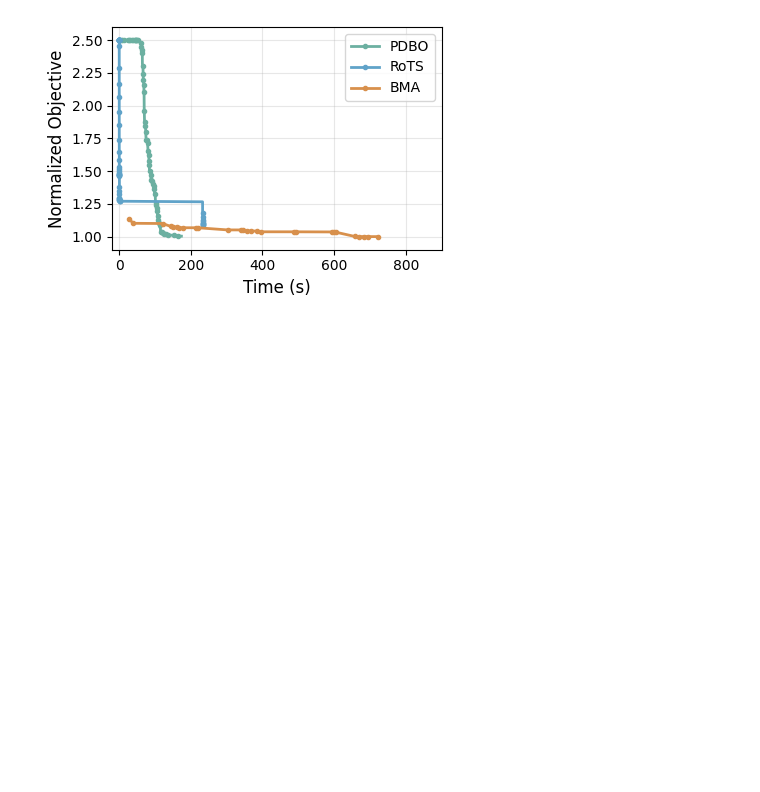
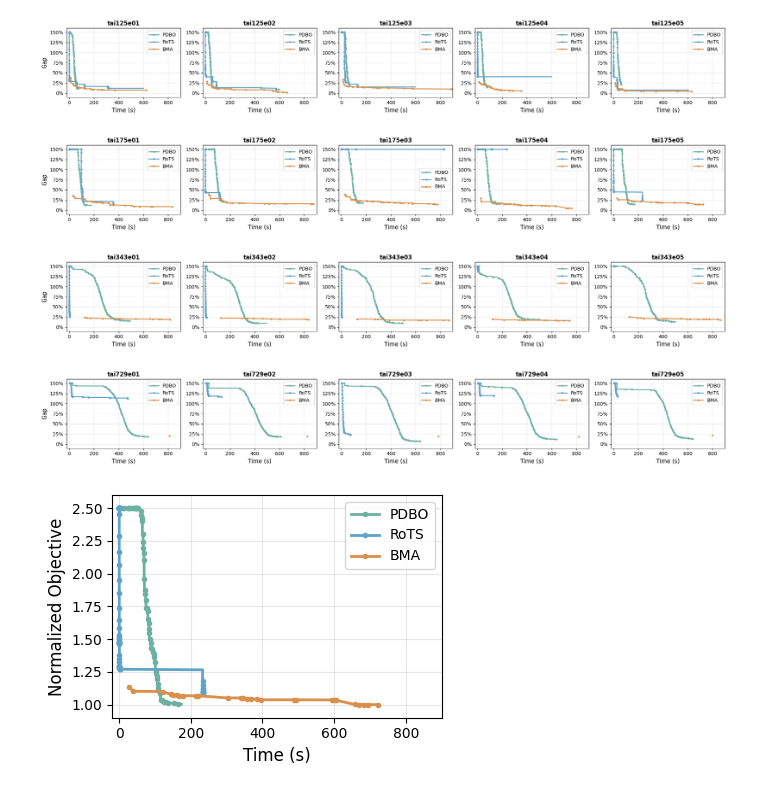
Before and after one commit to SSszyBill/QAPs, a Jupyter notebook: plot_improvement.ipynb, the cells around one changed output. Cells and saved outputs as stored; diff of their text form; code cells hidden in the pictures; blank space fills up the shorter version.

Commit message:
imporove plot update

```diff
--- a/plot_improvement.ipynb
+++ b/plot_improvement.ipynb
@@ -39,3 +97,28 @@ def parse_improvement_file(filename):
+# %%
+n = 125
+xscale_limit = 900
+yscale_limit = 1.5
+
+bks = pd.read_csv('taillarde_labels.txt', sep=' ', header=None, index_col=0, names=['instance', 'label'])
+# %%
+for n in [125, 175, 343, 729]:
+    fig, axes = plt.subplots(nrows=1, ncols=5, figsize=(20, 3))
+
+    for i, ax in enumerate(axes):
+        instance_name = f"tai{n}e0{i+1}"
+        plot_subgraph(instance_name, bks.loc[instance_name].values, ax, yscale_limit=yscale_limit, xscale_limit=xscale_limit)
+        if i == 0 :
+            ax.set_ylabel('Gap', fontsize=12)
+
+
+    plt.tight_layout()
+    plt.savefig(f'comparison_tai{n}e.pdf', dpi=800, bbox_inches='tight')
+    plt.show()
+# %% [output]
+[figure, added]
+[figure, added]
+[figure, added]
+[figure, added]
 # %%
 instance_name = "tai175e05"
 
```
Also changed, not shown: parts of 3 cells of this notebook.
